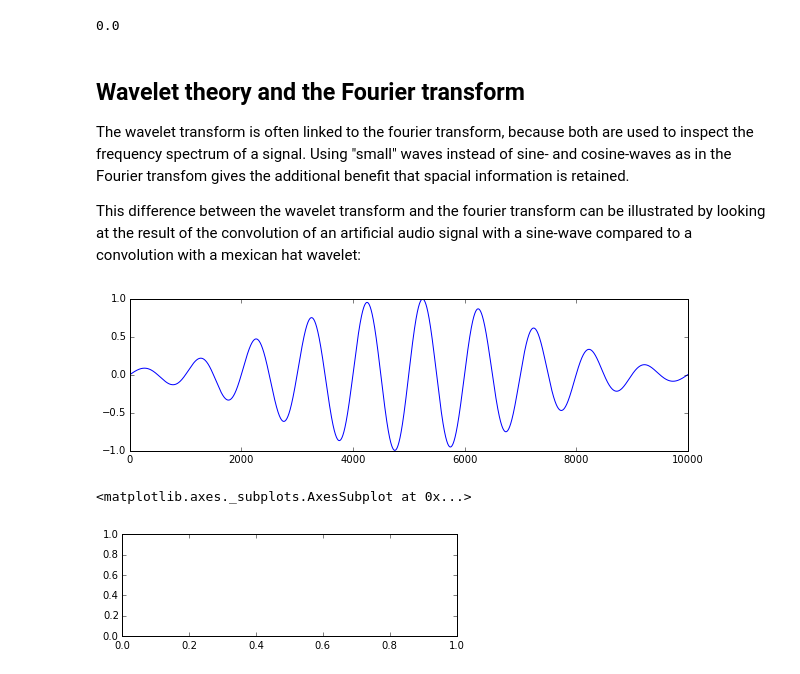
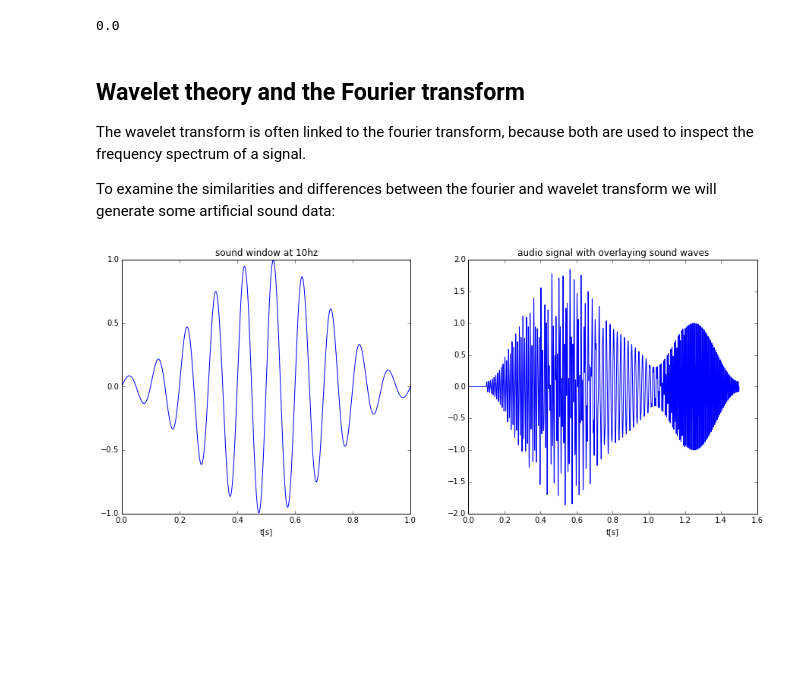
Before and after one commit to CSchoel/learn-wavelets, a Jupyter notebook: wavelet-introduction.ipynb, the cells around one changed output. Cells and saved outputs as stored; diff of their text form; code cells hidden in the pictures; blank space fills up the shorter version.

Commit message:
adds windowed fourier example

```diff
--- a/wavelet-introduction.ipynb
+++ b/wavelet-introduction.ipynb
@@ -60,45 +60,40 @@ Wavelet theory and the Fourier transform
 -----------------------
 
 The wavelet transform is often linked to the fourier transform, because both are used to inspect the frequency spectrum of a signal.
-Using "small" waves instead of sine- and cosine-waves as in the Fourier transfom gives the additional benefit that spacial information is retained.
 
-This difference between the wavelet transform and the fourier transform can be illustrated by looking at the result of the convolution of an artificial audio signal with a sine-wave compared to a convolution with a mexican hat wavelet:
+To examine the similarities and differences between the fourier and wavelet transform we will generate some artificial sound data:
 # %%
 def hamming(n):
     """ Hamming window of size N for smoothing the edges of sound waves """
     return 0.54 - 0.46 * np.cos(2 * np.pi * np.arange(n) / (n-1))
 
 def sound(freq, dur, res=10000):
     ln = dur*res
     sound = np.zeros(ln)
     sound = np.sin(np.arange(ln)*2*np.pi*freq/res)
     return sound * hamming(ln)
 
-audio = np.zeros(100000)
-audio[10000:20000] = sound(10,1)
-plt.figure(figsize=(10,6))
-plt.subplot(211)
-plt.plot(sound(10,1))
+def add_sound(audio, loc, freq, dur, res=10000):
+    audio[loc:loc+dur*res] += sound(freq, dur, res=res)
+
+res = 10000 # sound resolution in hz
+plt.figure(figsize=(15,6))
+plt.subplot(121)
+snd = sound(10,1)
+plt.plot(np.arange(len(snd),dtype="float32")/res,snd)
+plt.xlabel("t[s]")
+plt.title("sound window at 10hz")
+
+plt.subplot(122)
+audio = np.zeros(15000)
+add_sound(audio, 1000, 100, 0.5)
+add_sound(audio, 3000, 130, 0.5)
+add_sound(audio, 2000, 50, 1)
+add_sound(audio, 10000, 150, 0.5)
+plt.plot(np.arange(len(audio),dtype="float32")/res,audio)
+plt.xlabel("t[s]")
+plt.title("audio signal with overlaying sound waves")
+
 plt.show()
-plt.subplot(212)
-
-
-#signal = np.zeros(10)
-#signal[::2] = 1
-#signal = np.repeat(signal,10)
-#plt.subplot(121)
-#plt.plot(signal)
-#plt.ylim(0,2)
-#plt.subplot(122)
-#plt.plot(np.fft.fftfreq(len(signal)), np.abs(np.fft.fft(signal)))
-#plt.show()
-
-#revsig = np.zeros(100)
-#revsig[45] = 1
-#revsig[40] = 1
-#plt.plot(np.abs(np.fft.ifft(revsig)))
-#plt.show()
 # %% [output]
-[figure, old version]
+[figure, new version]
-<matplotlib.axes._subplots.AxesSubplot at 0x...>
-[figure, removed]
```
Also changed, not shown: parts of 5 cells of this notebook.
